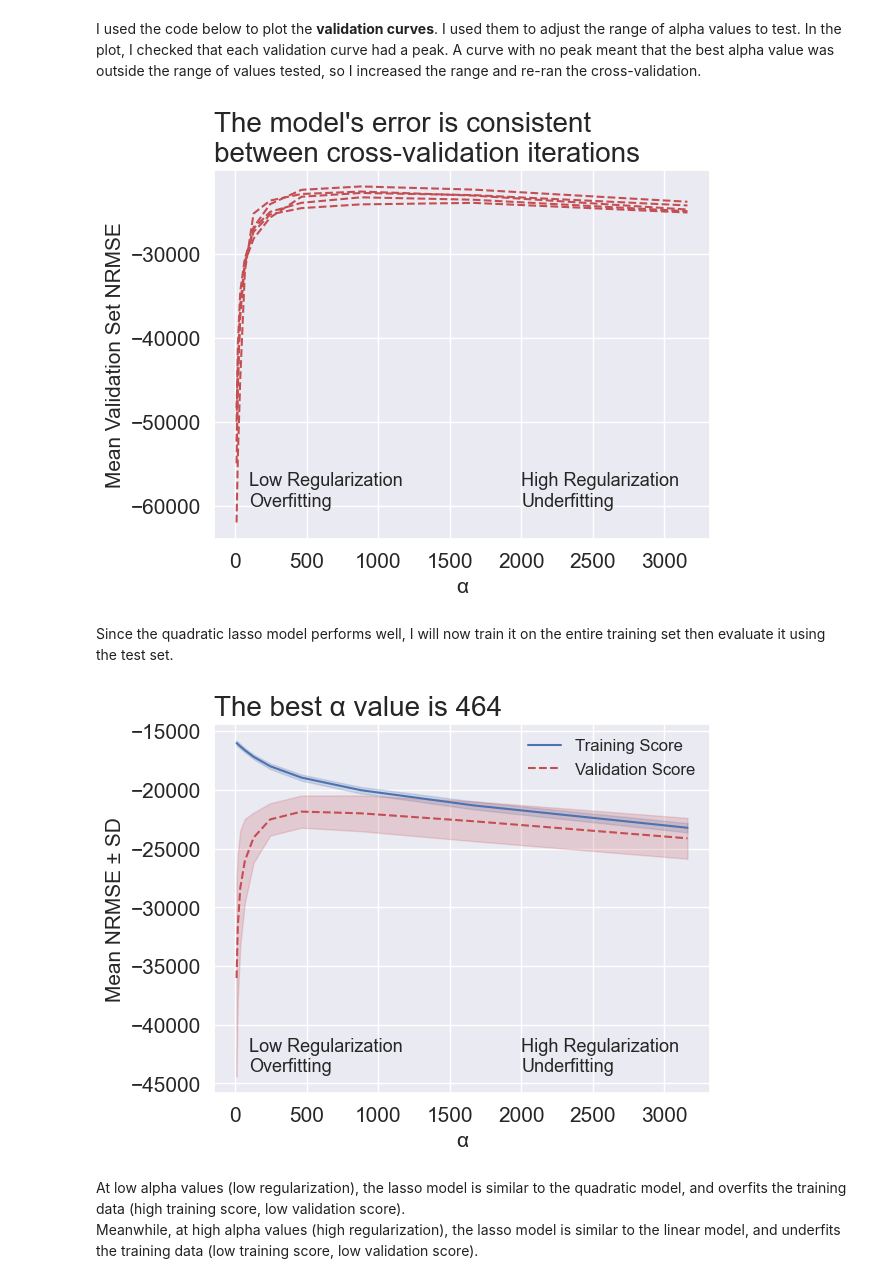
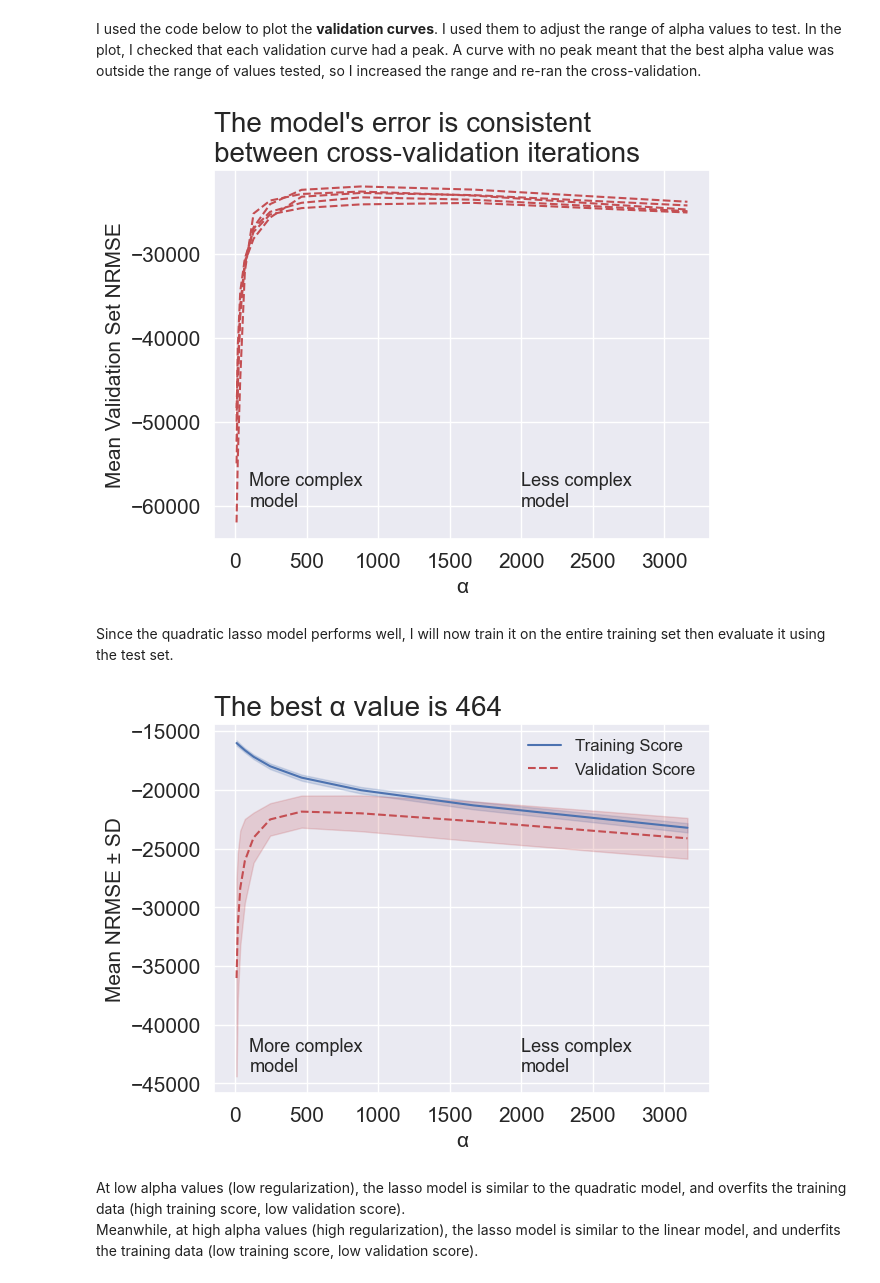
Before and after one commit to blue-fish-0/Data-Analytics-Projects, a Jupyter notebook: House Prices Prediction/house-prices-prediction.ipynb, the cells around one changed output. Drawn from its saved outputs; the diff is of its cells as text; code cells hidden in the pictures.

Commit message:
Changed graph annotation

```diff
--- a/House Prices Prediction/house-prices-prediction.ipynb
+++ b/House Prices Prediction/house-prices-prediction.ipynb
@@ -389,19 +389,19 @@ I used the code below to plot the **validation curves**. I used them to adjust t
 # %%
 search_pipes = cv_results["estimator"]
 for search_pipe in search_pipes:
     search = search_pipe["gridsearchcv"]
     valid_mean = search.cv_results_["mean_test_score"]
 
     plt.plot(param_grid["alpha"], valid_mean, "r--", label="Validation Score")
 
 plt.title(f"The model's error is consistent \nbetween cross-validation iterations")
 plt.xlabel("α")
 plt.ylabel(f"Mean Validation Set NRMSE")
-plt.annotate("Low Regularization\nOverfitting", (100,-60000), fontsize=13)
-plt.annotate("High Regularization\nUnderfitting", (2000,-60000), fontsize=13)
+plt.annotate("More complex\nmodel", (100,-60000), fontsize=13)
+plt.annotate("Less complex\nmodel", (2000,-60000), fontsize=13)
 plt.show()
 # %% [output]
-[figure, old version]
+[figure, new version]
 # %% [markdown]
 Since the quadratic lasso model performs well, I will now train it on the entire training set then evaluate it using the test set.
 # %%
@@ -449,11 +449,11 @@ plt.title(f"The best α value is {int(best_param)}")
 plt.xlabel("α")
 plt.ylabel(f"Mean NRMSE ± SD")
 plt.legend(frameon=False, fontsize=12)
-plt.annotate("Low Regularization\nOverfitting", (100,-44000), fontsize=13)
-plt.annotate("High Regularization\nUnderfitting", (2000,-44000), fontsize=13)
+plt.annotate("More complex\nmodel", (100,-44000), fontsize=13)
+plt.annotate("Less complex\nmodel", (2000,-44000), fontsize=13)
 plt.show()
 # %% [output]
-[figure, old version]
+[figure, new version]
 # %% [markdown]
 At low alpha values (low regularization), the lasso model is similar to the quadratic model, and overfits the training data (high training score, low validation score).
 Meanwhile, at high alpha values (high regularization), the lasso model is similar to the linear model, and underfits the training data (low training score, low validation score).
```
